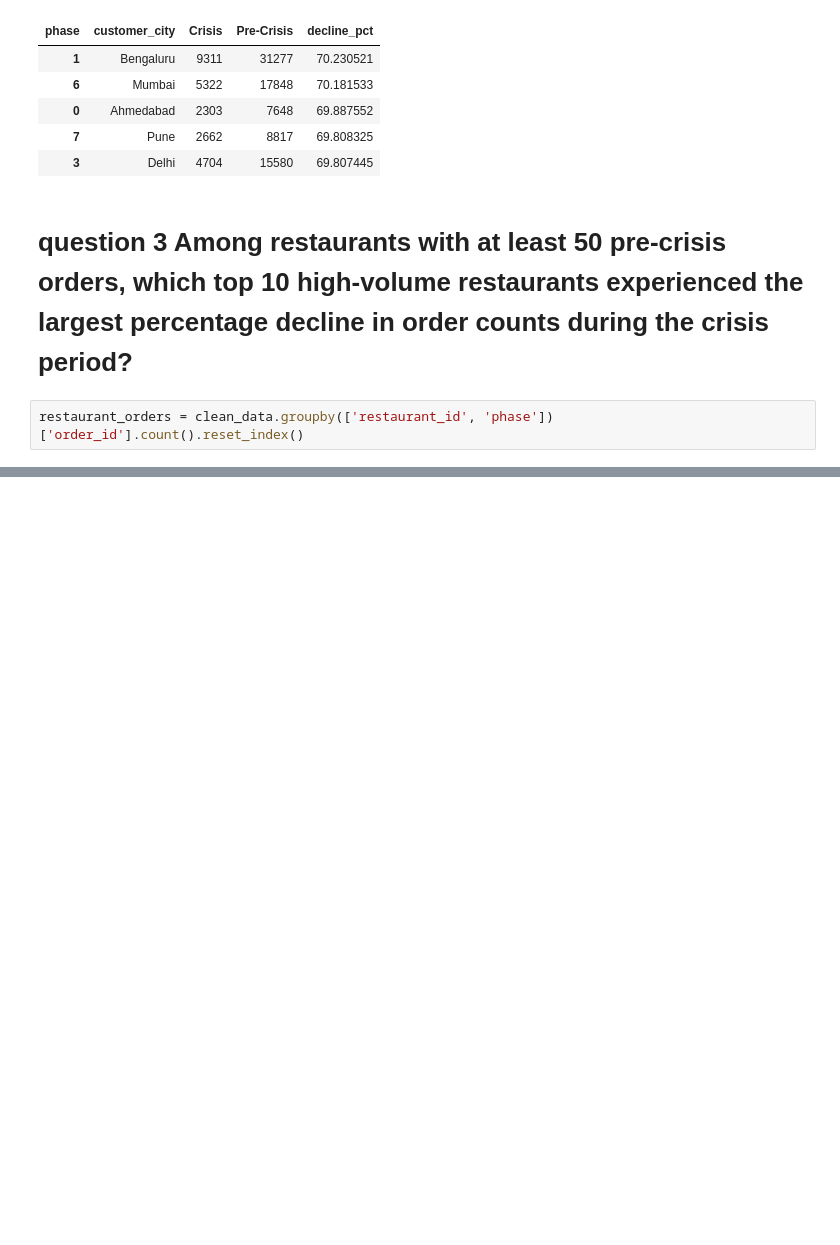
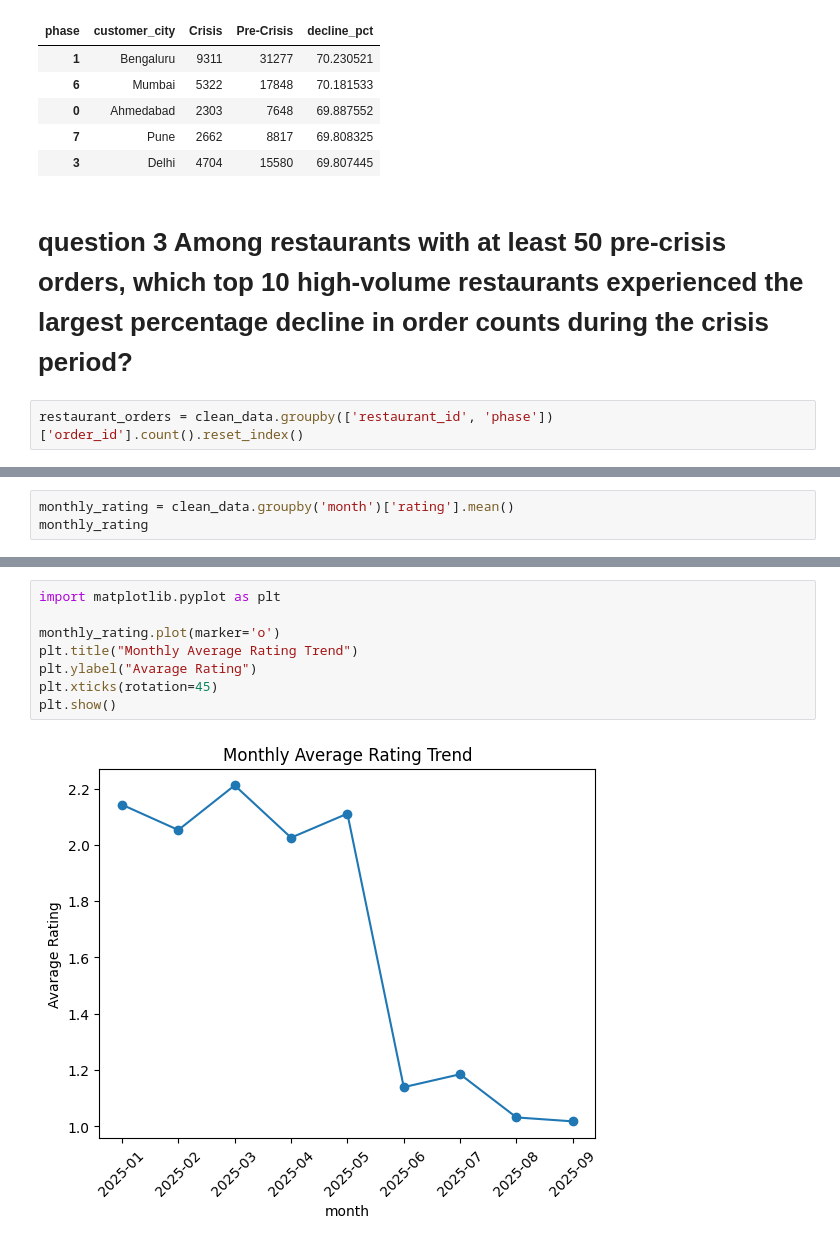
Before and after one commit to vandanvlog/FoodDelivery-Crisis-Analysis, a Jupyter notebook: research/data_cleaning.ipynb, the cells around one changed output, grey strips where cells are left out. Cells and saved outputs as stored; diff of their text form; blank space fills up the shorter version.

```diff
--- a/research/data_cleaning.ipynb
+++ b/research/data_cleaning.ipynb
@@ -450,0 +594,3 @@ i
+# %%
+monthly_rating = clean_data.groupby('month')['rating'].mean()
+monthly_rating
@@ -450,0 +609,10 @@ i
+# %%
+import matplotlib.pyplot as plt
+
+monthly_rating.plot(marker='o')
+plt.title("Monthly Average Rating Trend")
+plt.ylabel("Avarage Rating")
+plt.xticks(rotation=45)
+plt.show()
+# %% [output]
+[figure, added]
```
Also changed, not shown: parts of 35 cells of this notebook.
